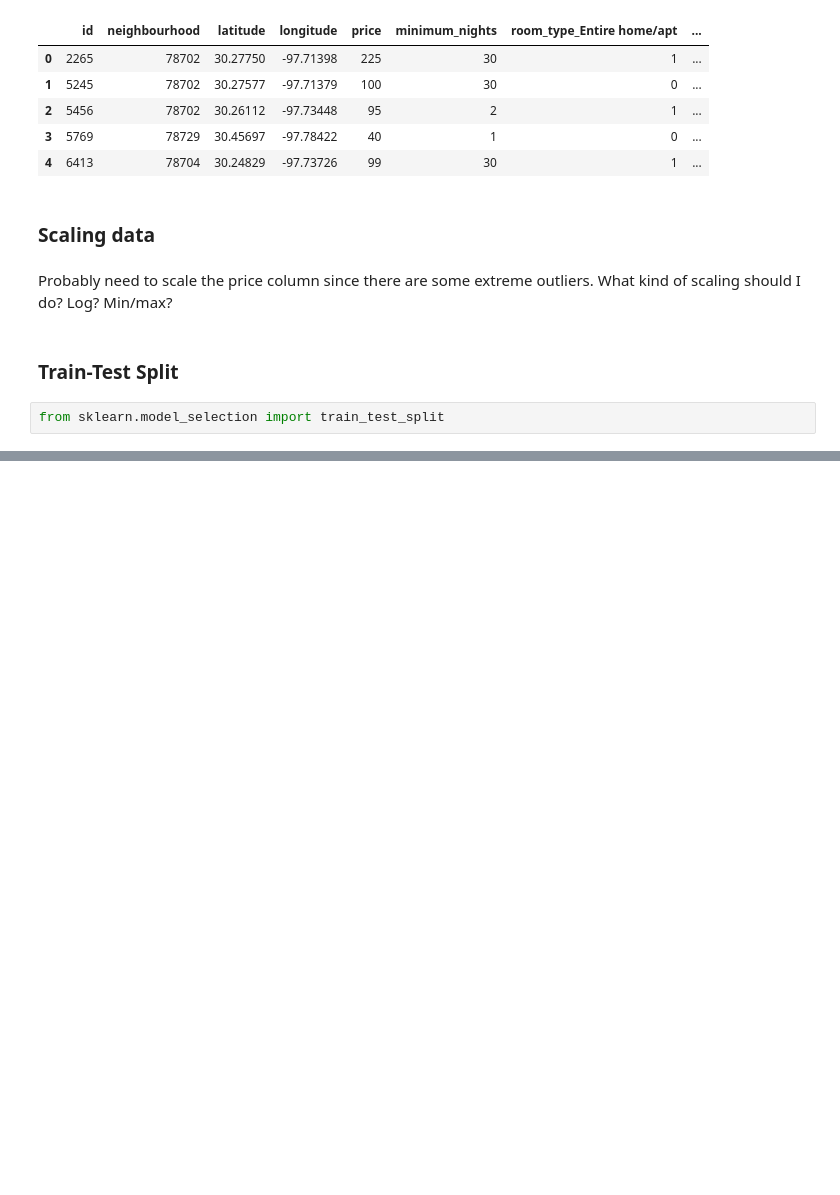
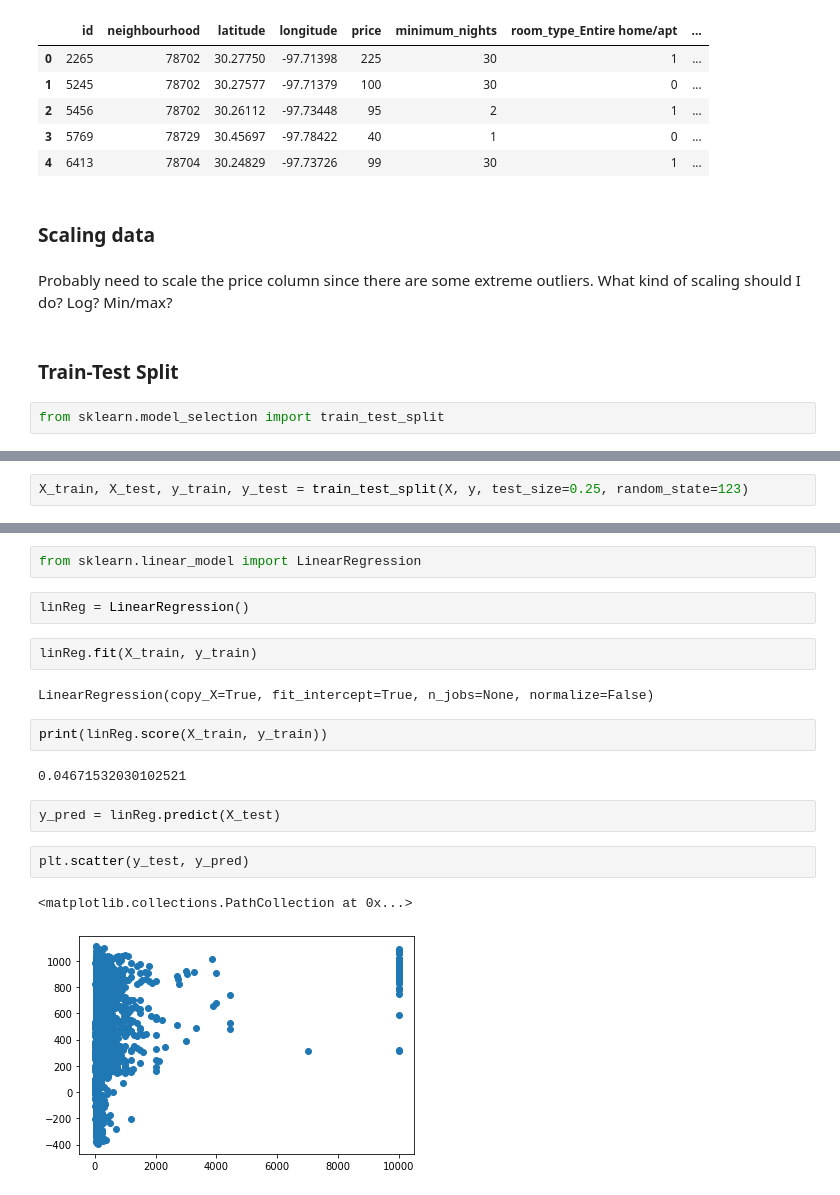
Before and after one commit to hank-butler/Second-Capstone, a Jupyter notebook: Second_Capstone.ipynb, the cells around one changed output, grey strips where cells are left out. Saved outputs shown, nothing was run; the diff lists cells and outputs as text; blank space fills up the shorter version.

Commit message:
Added map and first iteration of linear model

```diff
--- a/Second_Capstone.ipynb
+++ b/Second_Capstone.ipynb
@@ -197,0 +265,2 @@ Do I need to wait to get the dummies before the train test split?
+# %%
+X_train, X_test, y_train, y_test = train_test_split(X, y, test_size=0.25, random_state=123)
@@ -197,0 +273,19 @@ Do I need to wait to get the dummies before the train test split?
+# %%
+from sklearn.linear_model import LinearRegression
+# %%
+linReg = LinearRegression()
+# %%
+linReg.fit(X_train, y_train)
+# %% [output]
+LinearRegression(copy_X=True, fit_intercept=True, n_jobs=None, normalize=False)
+# %%
+print(linReg.score(X_train, y_train))
+# %% [output]
+0.04671532030102521
+# %%
+y_pred = linReg.predict(X_test)
+# %%
+plt.scatter(y_test, y_pred)
+# %% [output]
+<matplotlib.collections.PathCollection at 0x...>
+[figure, added]
```
Also changed, not shown: parts of 17 cells of this notebook.
